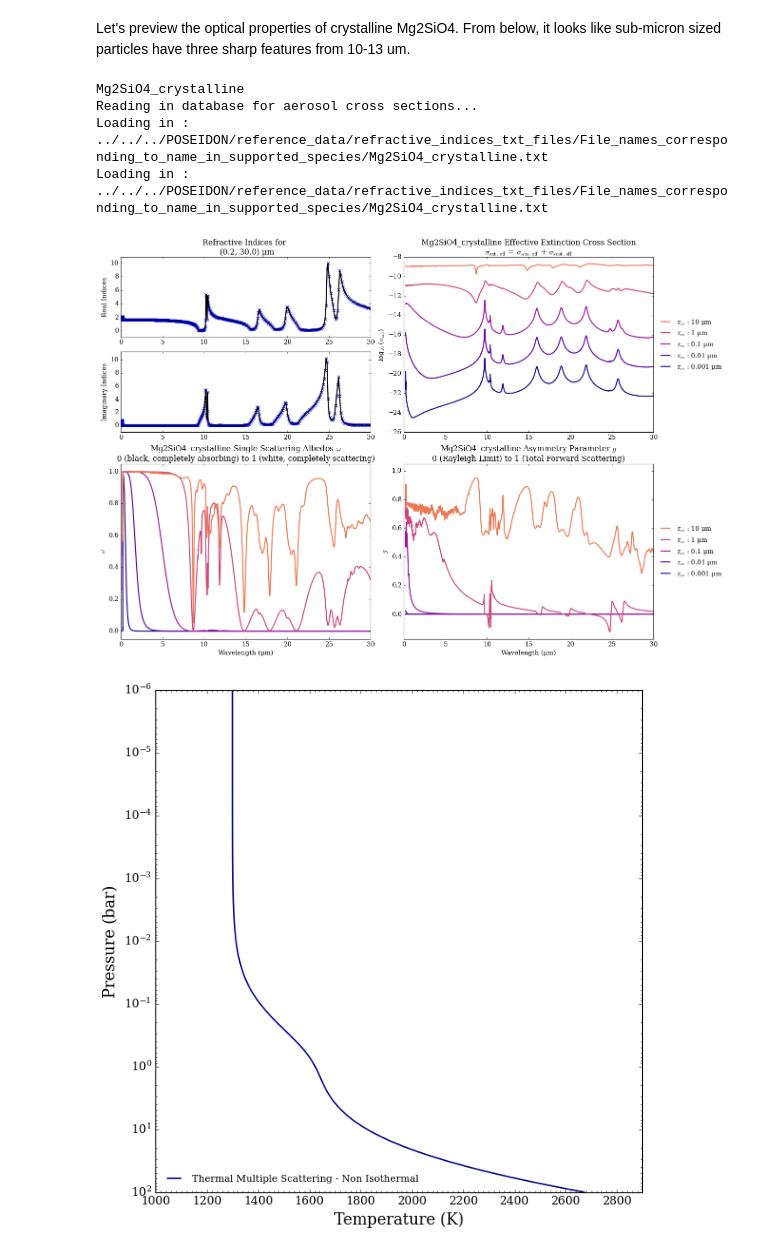
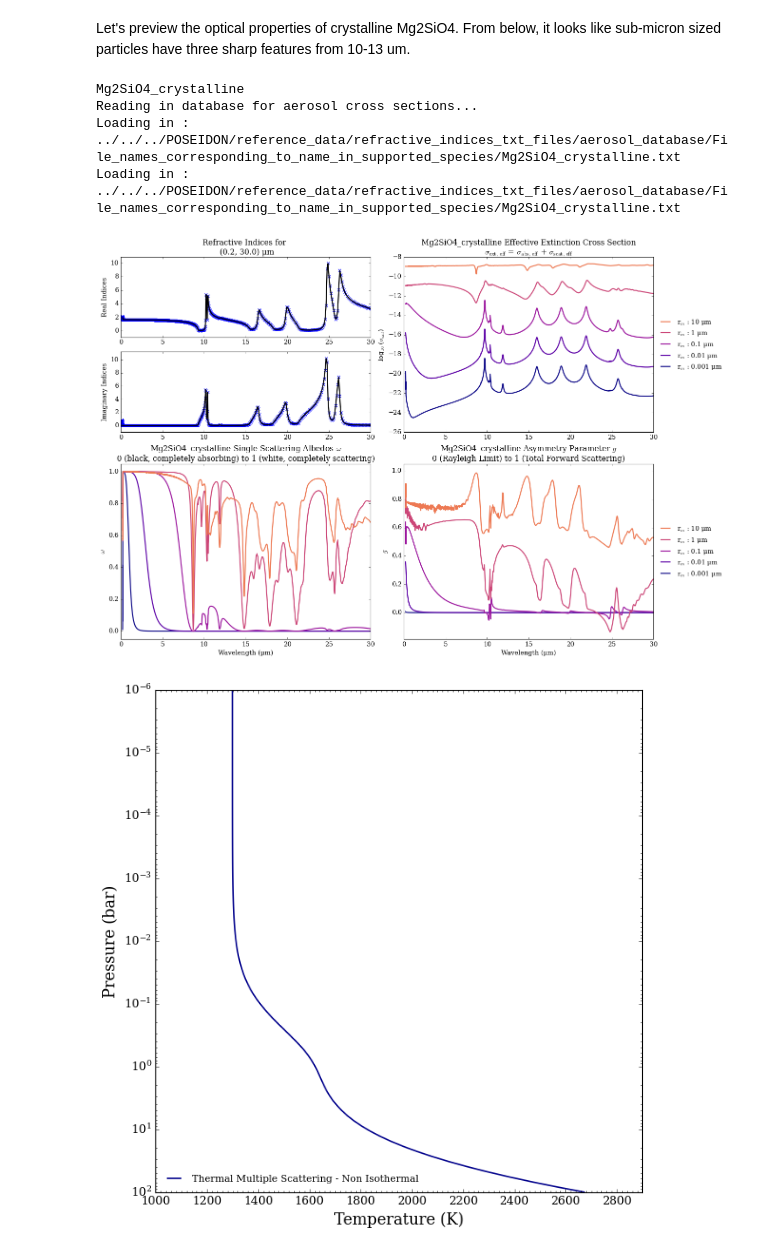
Before and after one commit to MartianColonist/POSEIDON, a Jupyter notebook: docs/content/notebooks/emission_scattering.ipynb, the cells around one changed output. Saved outputs shown, nothing was run; the diff lists cells and outputs as text; code cells hidden in the pictures.

```diff
--- a/docs/content/notebooks/emission_scattering.ipynb
+++ b/docs/content/notebooks/emission_scattering.ipynb
@@ -429,19 +431,19 @@ Let's preview the optical properties of crystalline Mg2SiO4. From below, it look
 # %%
 from POSEIDON.clouds import database_properties_plot
 
 # All the refractive index txt files with names corresponding to their name in supported_species.py are
 # found in /refractive_indices_txt_files/File_names_corresponding_to_name_in_supported_species/
 
-refractive_index_path = '../../../POSEIDON/reference_data/refractive_indices_txt_files/File_names_corresponding_to_name_in_supported_species/'
+refractive_index_path = '../../../POSEIDON/reference_data/refractive_indices_txt_files/aerosol_database/File_names_corresponding_to_name_in_supported_species/'
 file_name = refractive_index_path + 'Mg2SiO4_crystalline.txt'
 
 database_properties_plot(file_name)
 # %% [output]
 Mg2SiO4_crystalline
 Reading in database for aerosol cross sections...
-Loading in :  ../../../POSEIDON/reference_data/refractive_indices_txt_files/File_names_corresponding_to_name_in_supported_species/Mg2SiO4_crystalline.txt
-Loading in :  ../../../POSEIDON/reference_data/refractive_indices_txt_files/File_names_corresponding_to_name_in_supported_species/Mg2SiO4_crystalline.txt
+Loading in :  ../../../POSEIDON/reference_data/refractive_indices_txt_files/aerosol_database/File_names_corresponding_to_name_in_supported_species/Mg2SiO4_crystalline.txt
+Loading in :  ../../../POSEIDON/reference_data/refractive_indices_txt_files/aerosol_database/File_names_corresponding_to_name_in_supported_species/Mg2SiO4_crystalline.txt
-[figure, old version]
+[figure, new version]
 # %%
 from POSEIDON.core import make_atmosphere
 
```
Also changed, not shown: parts of 6 cells of this notebook, 3 other files.
